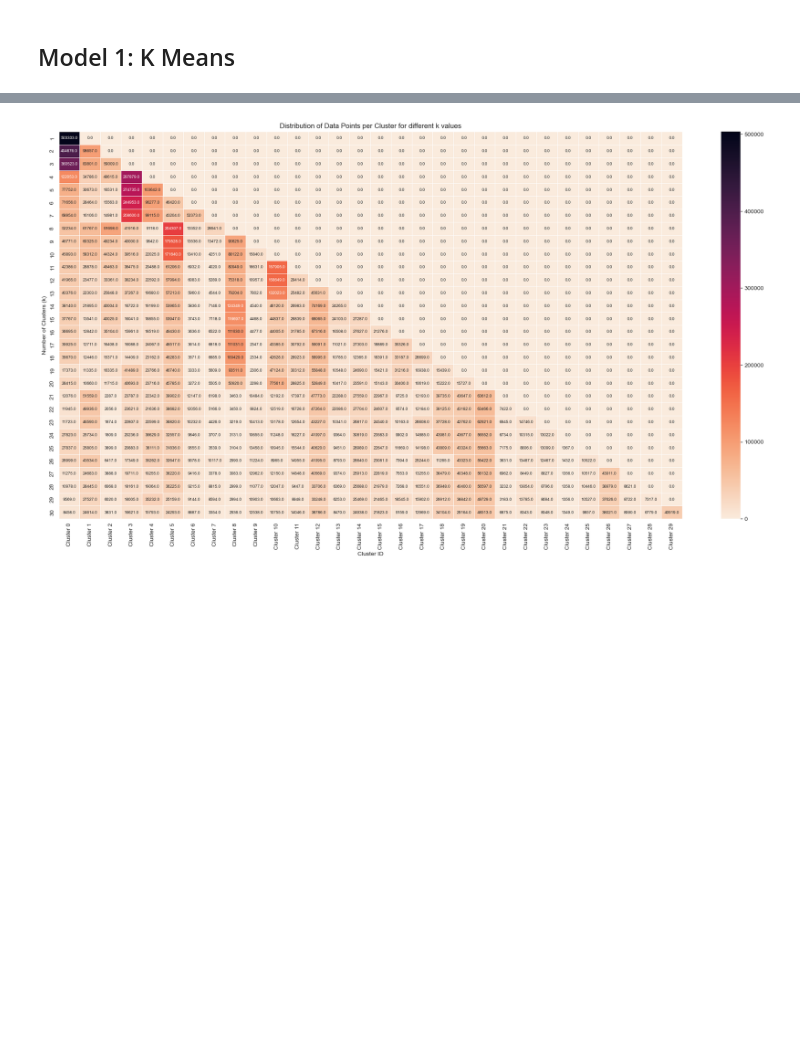
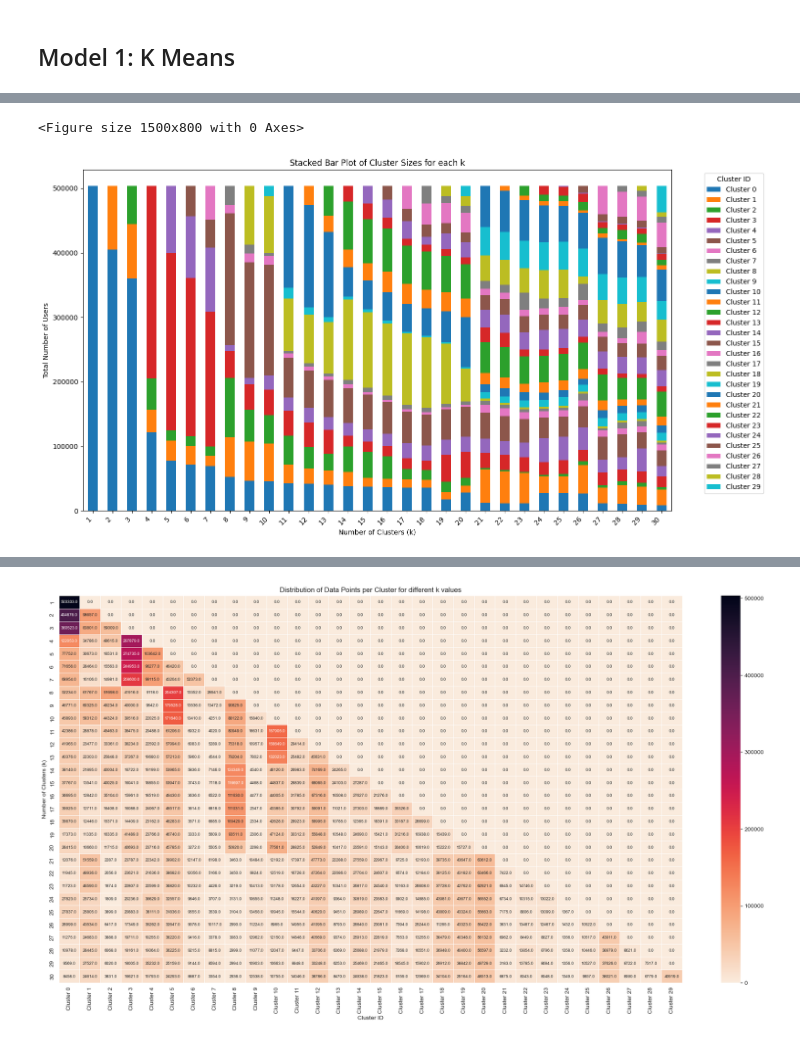
Before and after one commit to DirtyChay/music-recommender, a Jupyter notebook: 3. DSE 220 Milestone 4 Model.ipynb, the cells around one changed output, grey strips where cells are left out. Cells and saved outputs as stored; diff of their text form; code cells hidden in the pictures; blank space fills up the shorter version.

```diff
--- a/3. DSE 220 Milestone 4 Model.ipynb
+++ b/3. DSE 220 Milestone 4 Model.ipynb
@@ -173 +180,18 @@ plt.show()
+# %%
+df_for_stacked_plot = pd.DataFrame(kmeans_comp_arr,
+                                   index=k_values,
+                                   columns=[f'Cluster {i}' for i in range(n_clusters)])
+
+plt.figure(figsize=(15, 8))
+df_for_stacked_plot.plot(kind='bar', stacked=True, figsize=(15, 8))  #, colormap='tab20b')
+plt.title('Stacked Bar Plot of Cluster Sizes for each k')
+plt.xlabel('Number of Clusters (k)')
+plt.ylabel('Total Number of Users')
+plt.xticks(rotation=45, ha='right')
+plt.legend(title='Cluster ID', bbox_to_anchor=(1.05, 1), loc='upper left')
+plt.tight_layout()
+plt.show()
+# %% [output]
+<Figure size 1500x800 with 0 Axes>
+[figure, added]
 # %%
```
Also changed, not shown: parts of 26 cells of this notebook.
